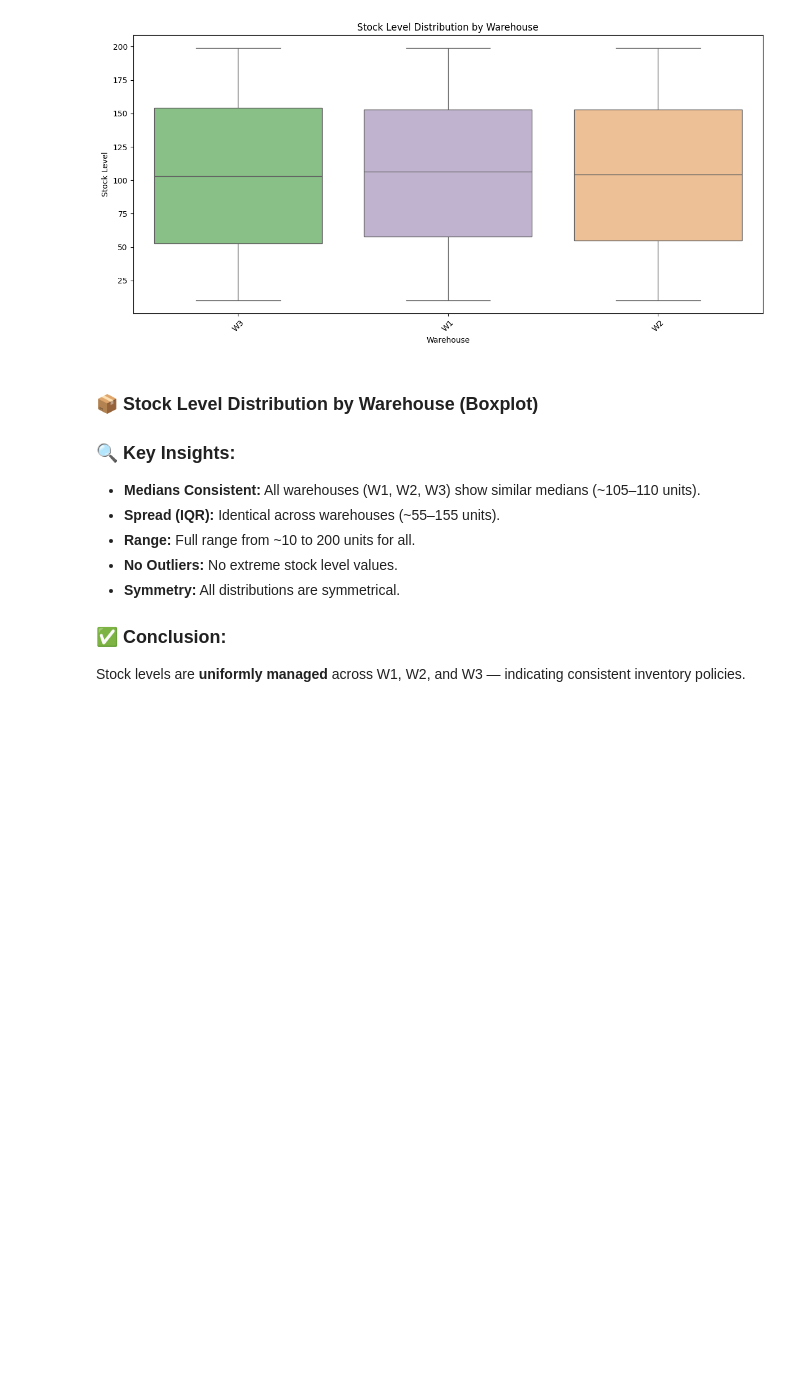
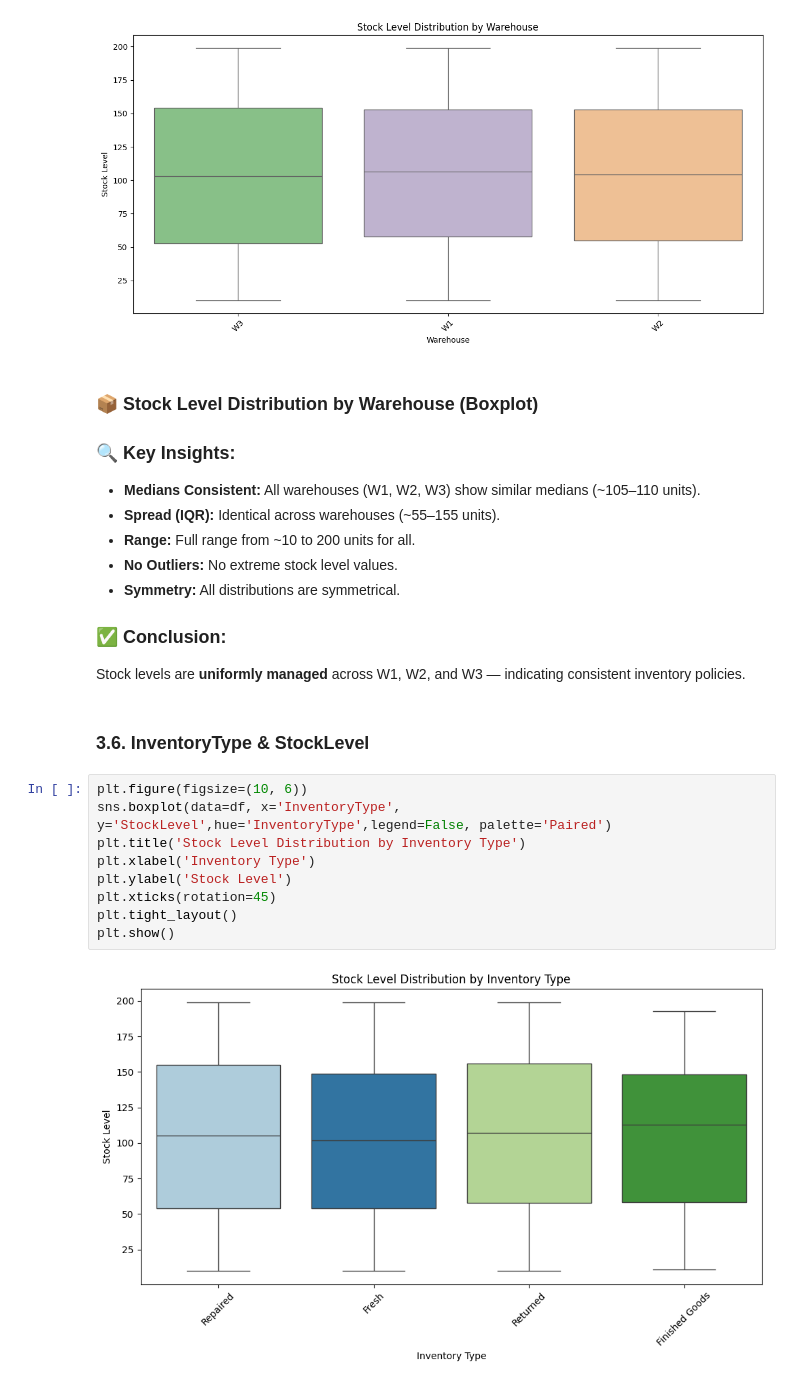
Before and after one commit to sachinn854/Product-Demand-Forecasting, a Jupyter notebook: 4_EDA/inventory.ipynb, the cells around one changed output. Drawn from its saved outputs; the diff is of its cells as text; blank space fills up the shorter version.

Commit message:
Inventory Eda Updated

```diff
--- a/4_EDA/inventory.ipynb
+++ b/4_EDA/inventory.ipynb
@@ -306,3 +306,16 @@ plt.show()
 ### ✅ Conclusion:
 
 Stock levels are **uniformly managed** across W1, W2, and W3 — indicating consistent inventory policies.
+# %% [markdown]
+### 3.6. InventoryType & StockLevel
+# %%
+plt.figure(figsize=(10, 6))
+sns.boxplot(data=df, x='InventoryType', y='StockLevel',hue='InventoryType',legend=False, palette='Paired')
+plt.title('Stock Level Distribution by Inventory Type')
+plt.xlabel('Inventory Type')
+plt.ylabel('Stock Level')
+plt.xticks(rotation=45)
+plt.tight_layout()
+plt.show()
+# %% [output]
+[figure, added]
```
Also changed, not shown: parts of 5 cells of this notebook.
